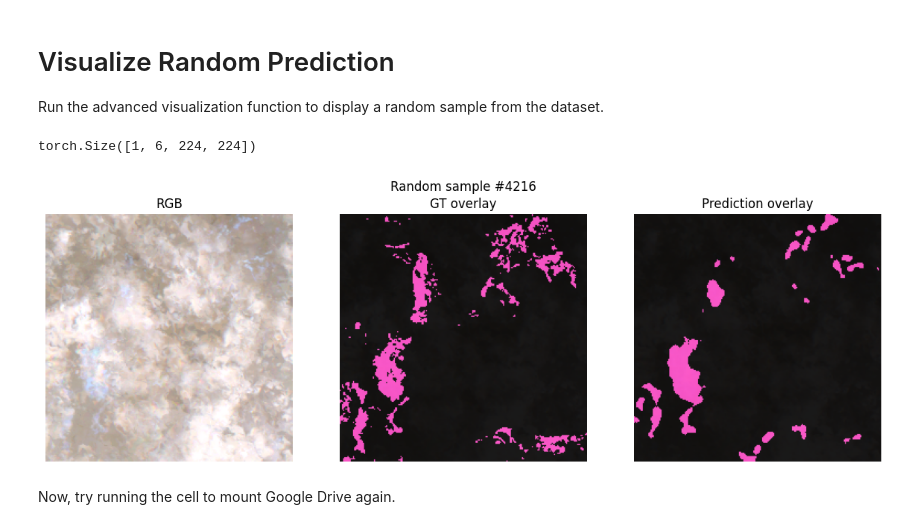
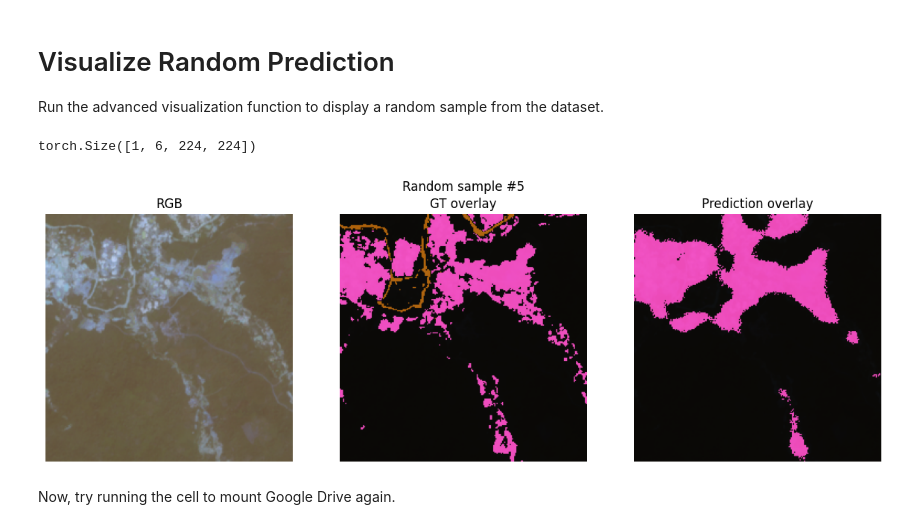
Before and after one commit to BzGEO/Prithvi-EO-Segmentation, a Jupyter notebook: Training_and_Segmentation.ipynb, the cells around one changed output. Cells and saved outputs as stored; diff of their text form; code cells hidden in the pictures.

```diff
--- a/Training_and_Segmentation.ipynb
+++ b/Training_and_Segmentation.ipynb
@@ -390,7 +390,7 @@ from pathlib import Path
 from time import time
 from datetime import timedelta
 from tqdm import tqdm
-num_epochs = 10
+num_epochs = 1
 save_path  = Path("prithvi_state_dict.pt")
 
 model.to(device)
@@ -540,18 +539,21 @@ def visualise_random_prediction(
 # %% [markdown]
 # Visualize Random Prediction
 Run the advanced visualization function to display a random sample from the dataset.
+# %%
+val_dataset = MineFootprintTFRecordDataset(val_file_path, transform=transform)
+val_loader = torch.utils.data.DataLoader(val_dataset, batch_size=4, shuffle=True,drop_last=True)
 # %%
 
 visualise_random_prediction(
     model,
-    dataset=train_dataset,
+    dataset=val_dataset,
     device=device,
     colour_encoding=DEFAULT_ENCODING,  # or your own
     rgb_divisor=3000.0,
     alpha=0.9
 )
 # %% [output]
 torch.Size([1, 6, 224, 224])
-[figure, old version]
+[figure, new version]
 # %% [markdown]
 Now, try running the cell to mount Google Drive again.
```
Also changed, not shown: parts of 5 cells of this notebook.
